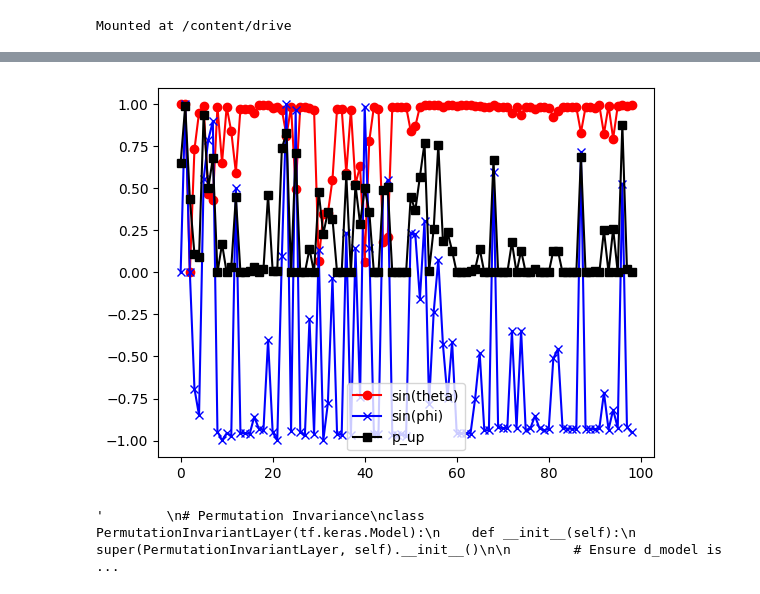
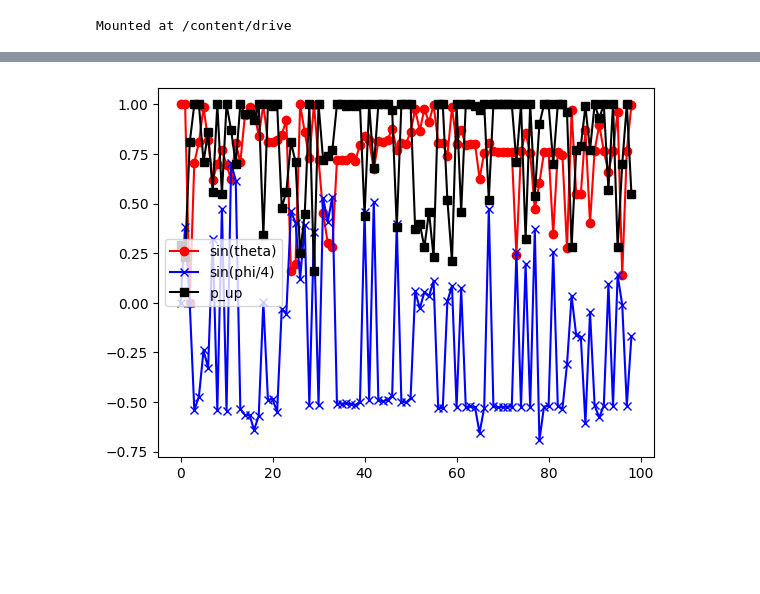
Before and after one commit to javahedi/QuantumStateTomography-ML, a Jupyter notebook: main_last.ipynb, the cells around one changed output, grey strips where cells are left out. Drawn from its saved outputs; the diff is of its cells as text; code cells hidden in the pictures; blank space fills up the shorter version.

```diff
--- a/main_last.ipynb
+++ b/main_last.ipynb
@@ -21,7 +31,7 @@ cvs_names    = glob.glob(f'{path}*.csv')
 bank_names   = glob.glob(f'{path}*bank.npy')
 weight_names = glob.glob(f'{path}*weights.npy')
 
-angles_list   = []
+angles_list  = []
 banks_list   = []
 weights_list = []
 for id, name in enumerate(cvs_names):
@@ -30,13 +40,21 @@ for id, name in enumerate(cvs_names):
     weights = np.load(weight_names[id],mmap_mode="r")
 
     angles_list.append(data)
-    banks_list.append(bank)
-    weights_list.append(weights)
+    banks_list.append(bank[1:])
+    weights_list.append(weights[1:])
+
 
 angles_data   = np.stack(angles_list)
 banks_data    = np.stack(banks_list)
 weights_data  = np.stack(weights_list)
 
+angles_data[:,:,0] = np.sin(angles_data[:,:,0])
+angles_data[:,:,1] = np.sin(angles_data[:,:,1]/4.0)
+
+angles_data[:,:,-2] = np.sin(angles_data[:,:,-2])
+angles_data[:,:,-1] = np.sin(angles_data[:,:,-1]/4.0)
+
+
 print(angles_data.shape)
 print(banks_data.shape)
 print(weights_data.shape)
@@ -47,13 +76,13 @@ print(weights_data.shape)
 # %%
 X,y=angles_data[:,:,:3],angles_data[:,:,3:]
 # %%
-plt.plot(np.sin(X[1,:,0]),'o-r',label='sin(theta)')
-plt.plot(np.sin(X[1,:,1]),'x-b',label='sin(phi)')
+plt.plot(X[1,:,0],'o-r',label='sin(theta)')
+plt.plot(X[1,:,1],'x-b',label='sin(phi/4)')
 plt.plot(X[1,:,2],'s-k',label='p_up')
 plt.legend()
 plt.show()
 # %% [output]
-[figure, old version]
+[figure, new version]
 # %%
 # Set the percentage of data to use for validation
 validation_split = 0.2
@@ -79,41 +107,0 @@ validation_dataset = tf.data.Dataset.from_tensor_slices((validation_data_angles,
-# %%
-d_model   = 64  # Adjust this according to our needs
-num_heads = 4   # Adjust this according to our needs
-# Permutation Invariance
-class PermutationInvariantLayer(tf.keras.Model):
-    def __init__(self, d_model, num_heads):
-        super(PermutationInvariantLayer, self).__init__()
-
-        # Ensure d_model is divisible by num_heads
-        assert d_model % num_heads == 0, "d_model must be divisible by num_heads"
-
-        self.attention = layers.MultiHeadAttention(
-            num_heads=num_heads, key_dim=d_model // num_heads
-        )
-        self.pooling = layers.GlobalAveragePooling1D()
-
-    def call(self, inputs, training=None, mask=None):
-        attention_output = self.attention(inputs, inputs)
-        pooled_output = self.pooling(attention_output)
-        return pooled_output
-'''
-# Permutation Invariance
-class PermutationInvariantLayer(tf.keras.Model):
-    def __init__(self):
-        super(PermutationInvariantLayer, self).__init__()
-
-        # Ensure d_model is divisible by num_heads
-        assert d_model % num_heads == 0, "d_model must be divisible by num_heads"
-
-        self.attention = layers.MultiHeadAttention(
-              num_heads=num_heads, key_dim=d_model // num_heads
-            )
-        self.pooling = layers.GlobalAveragePooling1D()
-
-    def call(self, inputs, training=None, mask=None):
-        attention_output = self.attention(inputs, inputs)
-        pooled_output    = self.pooling(attention_output)
-        return pooled_output
-'''
-# %% [output]
-'        \n# Permutation Invariance\nclass PermutationInvariantLayer(tf.keras.Model):\n    def __init__(self):\n        super(PermutationInvariantLayer, self).__init__()\n\n        # Ensure d_model is ...
```
Also changed, not shown: parts of 23 cells of this notebook.
